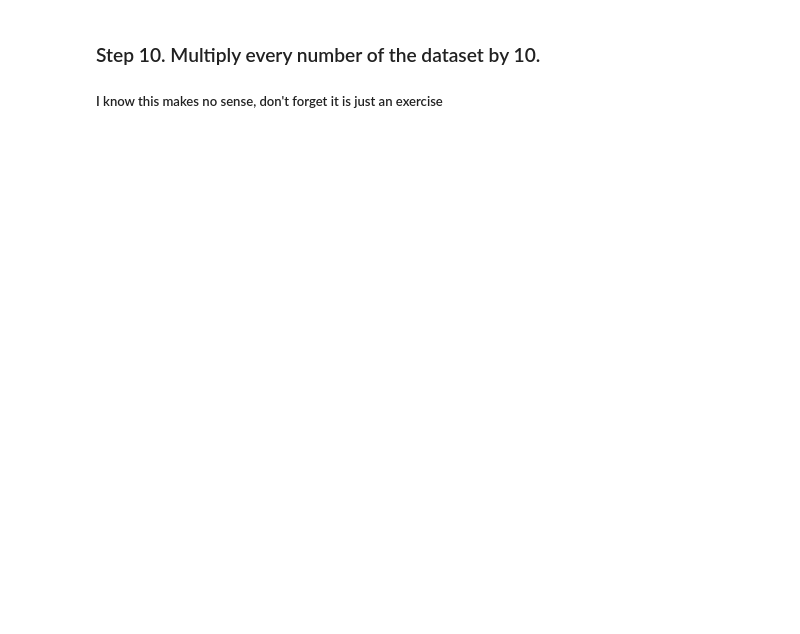
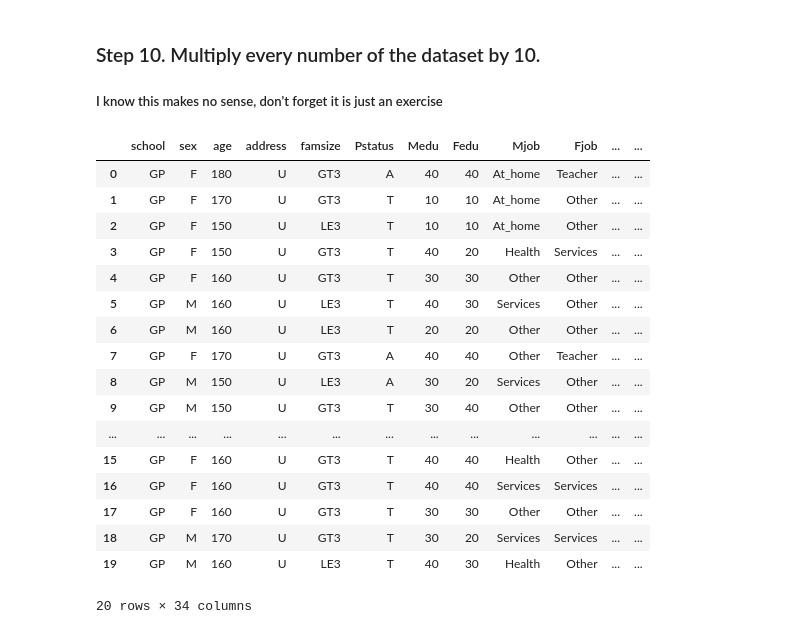
Before and after one commit to BlueStreak-TH/Data_munging, a Jupyter notebook: notebooks/Apply_01.ipynb, the cells around one changed output. Drawn from its saved outputs; the diff is of its cells as text; code cells hidden in the pictures; blank space fills up the shorter version.

```diff
--- a/notebooks/Apply_01.ipynb
+++ b/notebooks/Apply_01.ipynb
@@ -116,5 +128,19 @@ df.tail()
 | 394 | MS | M | 19 | U | LE3 | T | 1 | 1 | Other | At_home | course | ... |
 # %% [markdown]
 ### Step 9. Create a function called majority that returns a boolean value to a new column called legal_drinker (Consider majority as older than 17 years old)
-# %%
-def majority()
+# %%
+def majority(a):
+
+    if a > 17:
+        return True
+    else:
+        return False
+
+df['legal_drinker'] =   df['age'].apply(majority)
+
+#def refine_seniority(contact):
+ #   contact['refined_seniority'] = 'Senior' if contact['seniority'] else 'Non-Senior'
+
+#df.apply(majority)
+df.head()
+#print(df.dtypes)
@@ -121,3 +175,30 @@ def majority()
 # %% [markdown]
 ### Step 10. Multiply every number of the dataset by 10.
 ##### I know this makes no sense, don't forget it is just an exercise
+# %%
+
+def numbers(value):
+    if type(value) is int:
+        return 10 * value
+    return value
+# %%
+df.applymap(numbers).head(20)
+# %% [output]
+|  | school | sex | age | address | famsize | Pstatus | Medu | Fedu | Mjob | Fjob | ... | ... |
+| 0 | GP | F | 180 | U | GT3 | A | 40 | 40 | At_home | Teacher | ... | ... |
+| 1 | GP | F | 170 | U | GT3 | T | 10 | 10 | At_home | Other | ... | ... |
+| 2 | GP | F | 150 | U | LE3 | T | 10 | 10 | At_home | Other | ... | ... |
+| 3 | GP | F | 150 | U | GT3 | T | 40 | 20 | Health | Services | ... | ... |
+| 4 | GP | F | 160 | U | GT3 | T | 30 | 30 | Other | Other | ... | ... |
+| 5 | GP | M | 160 | U | LE3 | T | 40 | 30 | Services | Other | ... | ... |
+| 6 | GP | M | 160 | U | LE3 | T | 20 | 20 | Other | Other | ... | ... |
+| 7 | GP | F | 170 | U | GT3 | A | 40 | 40 | Other | Teacher | ... | ... |
+| 8 | GP | M | 150 | U | LE3 | A | 30 | 20 | Services | Other | ... | ... |
+| 9 | GP | M | 150 | U | GT3 | T | 30 | 40 | Other | Other | ... | ... |
+| ... | ... | ... | ... | ... | ... | ... | ... | ... | ... | ... | ... | ... |
+| 15 | GP | F | 160 | U | GT3 | T | 40 | 40 | Health | Other | ... | ... |
+| 16 | GP | F | 160 | U | GT3 | T | 40 | 40 | Services | Services | ... | ... |
+| 17 | GP | F | 160 | U | GT3 | T | 30 | 30 | Other | Other | ... | ... |
+| 18 | GP | M | 170 | U | GT3 | T | 30 | 20 | Services | Services | ... | ... |
+| 19 | GP | M | 160 | U | LE3 | T | 40 | 30 | Health | Other | ... | ... |
+20 rows × 34 columns
```
Also changed, not shown: parts of 8 cells of this notebook, 8 other files.
